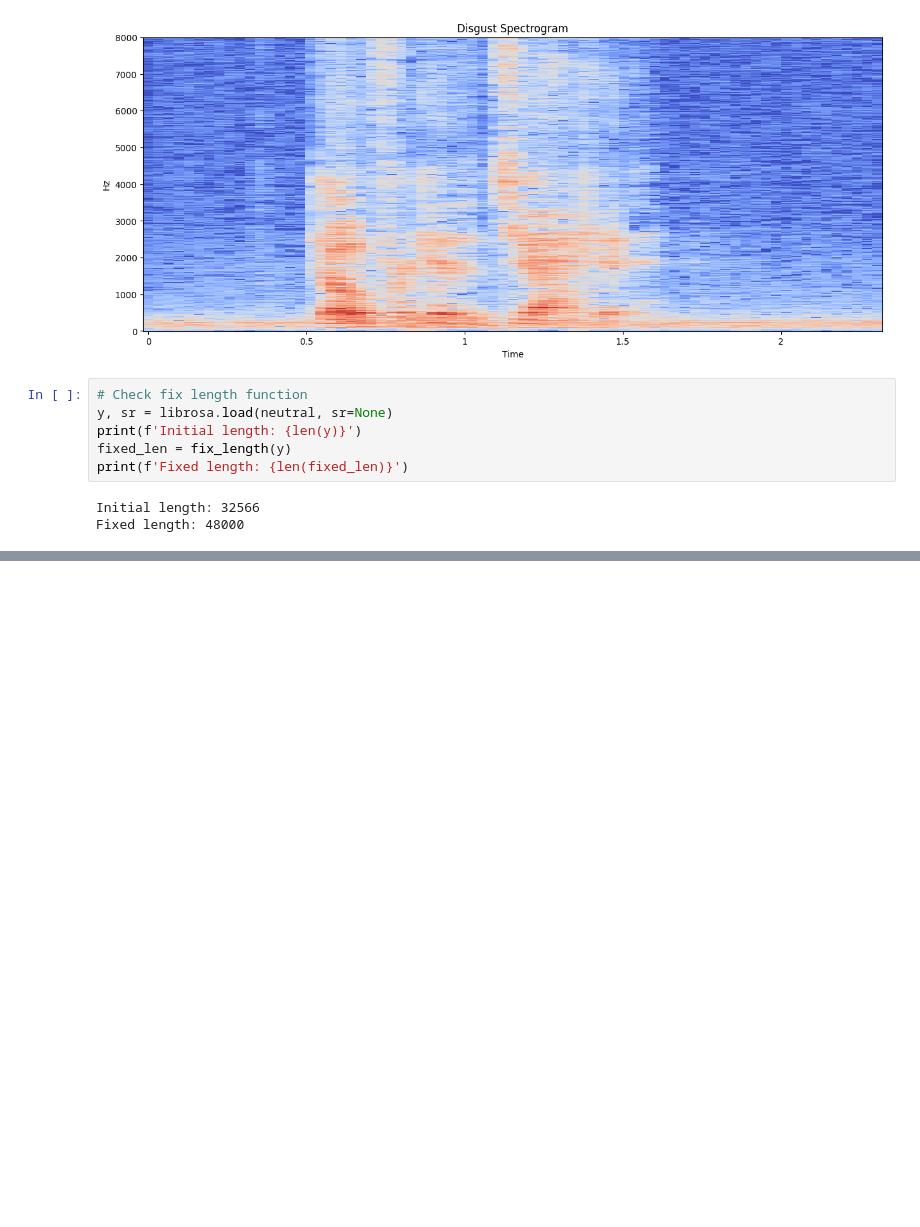
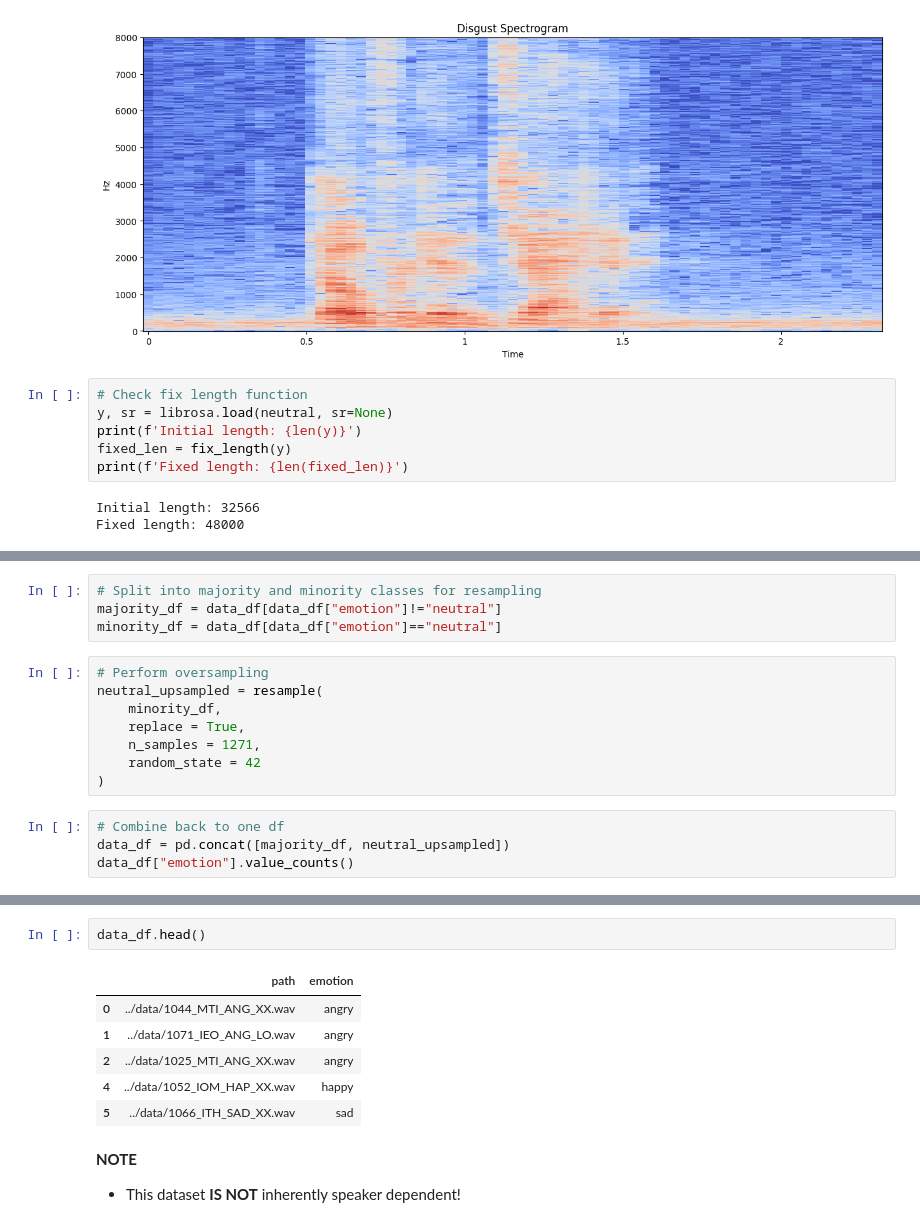
Before and after one commit to kelvin17-glitch/emotion_recognition, a Jupyter notebook: notebooks/one.ipynb, the cells around one changed output, grey strips where cells are left out. Cells and saved outputs as stored; diff of their text form; blank space fills up the shorter version.

```diff
--- a/notebooks/one.ipynb
+++ b/notebooks/one.ipynb
@@ -161,0 +196,16 @@ Fixed length: 48000
+# %%
+# Split into majority and minority classes for resampling
+majority_df = data_df[data_df["emotion"]!="neutral"]
+minority_df = data_df[data_df["emotion"]=="neutral"]
+# %%
+# Perform oversampling
+neutral_upsampled = resample(
+    minority_df,
+    replace = True,
+    n_samples = 1271,
+    random_state = 42
+)
+# %%
+# Combine back to one df
+data_df = pd.concat([majority_df, neutral_upsampled])
+data_df["emotion"].value_counts()
@@ -161,0 +221,12 @@ Fixed length: 48000
+# %%
+data_df.head()
+# %% [output]
+|  | path | emotion |
+| 0 | ../data/1044_MTI_ANG_XX.wav | angry |
+| 1 | ../data/1071_IEO_ANG_LO.wav | angry |
+| 2 | ../data/1025_MTI_ANG_XX.wav | angry |
+| 4 | ../data/1052_IOM_HAP_XX.wav | happy |
+| 5 | ../data/1066_ITH_SAD_XX.wav | sad |
+# %% [markdown]
+**NOTE**
+- This dataset **IS NOT** inherently speaker dependent!
```
Also changed, not shown: parts of 6 cells of this notebook.
